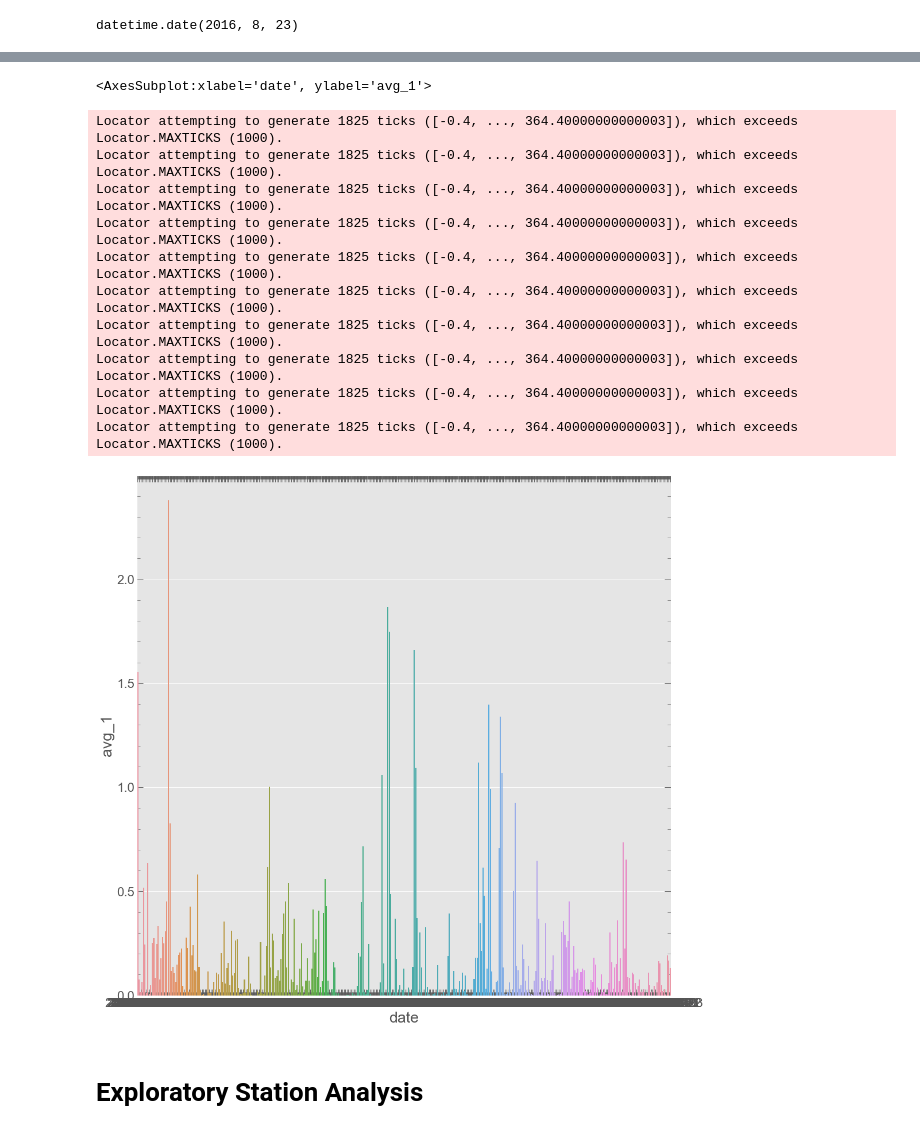
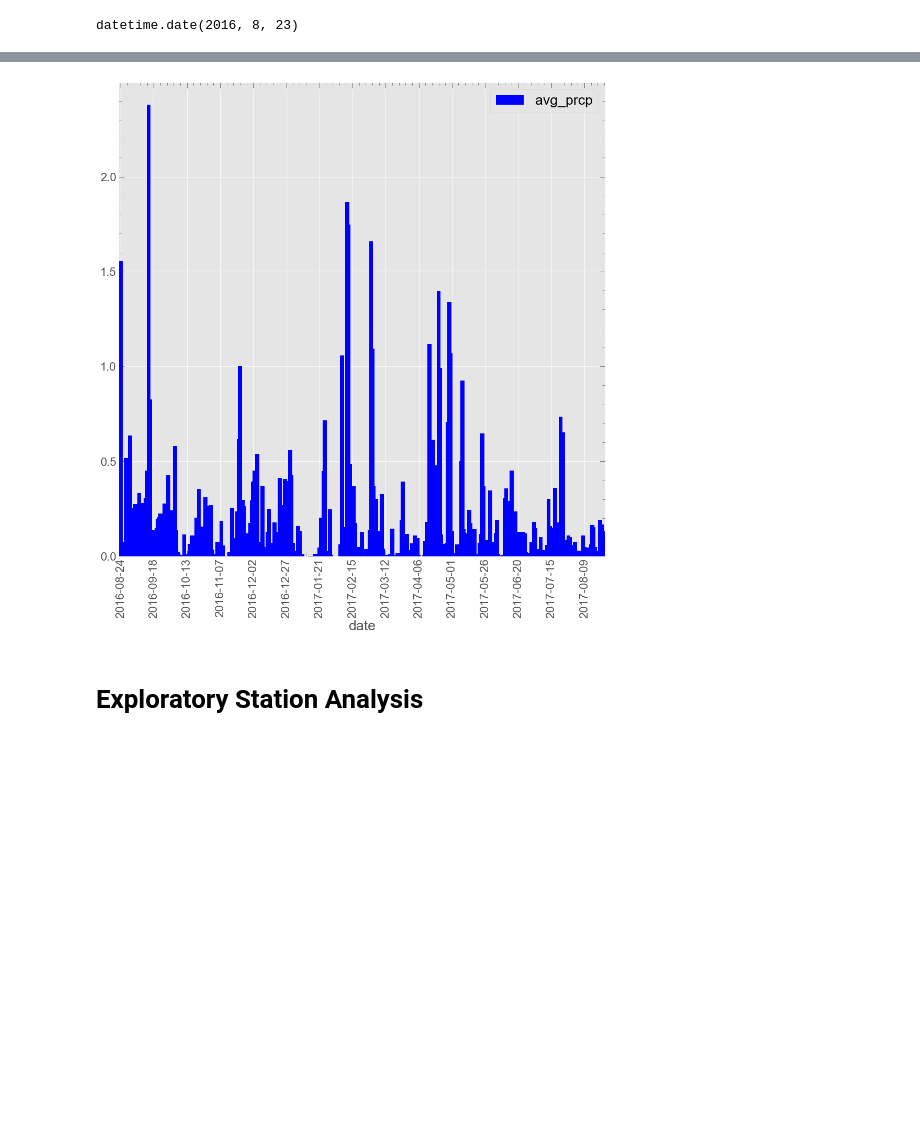
Before and after one commit to pandeysudip/Climate-Data-With-Sqlalchemy, a Jupyter notebook: climate.ipynb, the cells around one changed output, grey strips where cells are left out. Cells and saved outputs as stored; diff of their text form; code cells hidden in the pictures; blank space fills up the shorter version.

```diff
--- a/climate.ipynb
+++ b/climate.ipynb
@@ -138,11 +124,11 @@ precp=session.query(Measurement.date,Measurement.prcp).filter(
                                        Measurement.date > query_date)\
                                       .group_by(Measurement.date).all()
 # %%
-# Perform a query to retrieve the date and precipitation scores
 # Use Pandas `read_sql_query` to load a query statement directly into the DataFrame
 stmt=session.query(Measurement.date,func.avg(Measurement.prcp)).filter(
                                        Measurement.date > query_date)\
                                       .group_by(Measurement.date).statement
 df=pd.read_sql_query(stmt, session.bind)
+df.rename(columns={'avg_1':'avg_prcp'}, inplace=True)
 df
 # %% [output]
@@ -180,22 +166,12 @@ df
 365 rows × 1 columns
 # %%
 # Sort the dataframe by date
-df_stmt.sort_values('date', inplace=True)
+df.sort_values('date', inplace=True)
 # %%
 # Use Pandas Plotting with Matplotlib to plot the data
-
 fig, ax=plt.subplots(figsize=(15,15))
-df.plot(kind='bar',rot=90, ax=ax )
+df.plot(kind='bar',rot=90,width=3,color='b', ax=ax )
+ax.set_xticks(np.arange(min(ax.get_xticks()),max(ax.get_xticks()),25));
+plt.show()
 # %% [output]
-<AxesSubplot:xlabel='date', ylabel='avg_1'>
-Locator attempting to generate 1825 ticks ([-0.4, ..., 364.40000000000003]), which exceeds Locator.MAXTICKS (1000).
-Locator attempting to generate 1825 ticks ([-0.4, ..., 364.40000000000003]), which exceeds Locator.MAXTICKS (1000).
-Locator attempting to generate 1825 ticks ([-0.4, ..., 364.40000000000003]), which exceeds Locator.MAXTICKS (1000).
-Locator attempting to generate 1825 ticks ([-0.4, ..., 364.40000000000003]), which exceeds Locator.MAXTICKS (1000).
-Locator attempting to generate 1825 ticks ([-0.4, ..., 364.40000000000003]), which exceeds Locator.MAXTICKS (1000).
-Locator attempting to generate 1825 ticks ([-0.4, ..., 364.40000000000003]), which exceeds Locator.MAXTICKS (1000).
-Locator attempting to generate 1825 ticks ([-0.4, ..., 364.40000000000003]), which exceeds Locator.MAXTICKS (1000).
-Locator attempting to generate 1825 ticks ([-0.4, ..., 364.40000000000003]), which exceeds Locator.MAXTICKS (1000).
-Locator attempting to generate 1825 ticks ([-0.4, ..., 364.40000000000003]), which exceeds Locator.MAXTICKS (1000).
-Locator attempting to generate 1825 ticks ([-0.4, ..., 364.40000000000003]), which exceeds Locator.MAXTICKS (1000).
-[figure, old version]
+[figure, new version]
```
Also changed, not shown: parts of 8 cells of this notebook, 1 other file.
